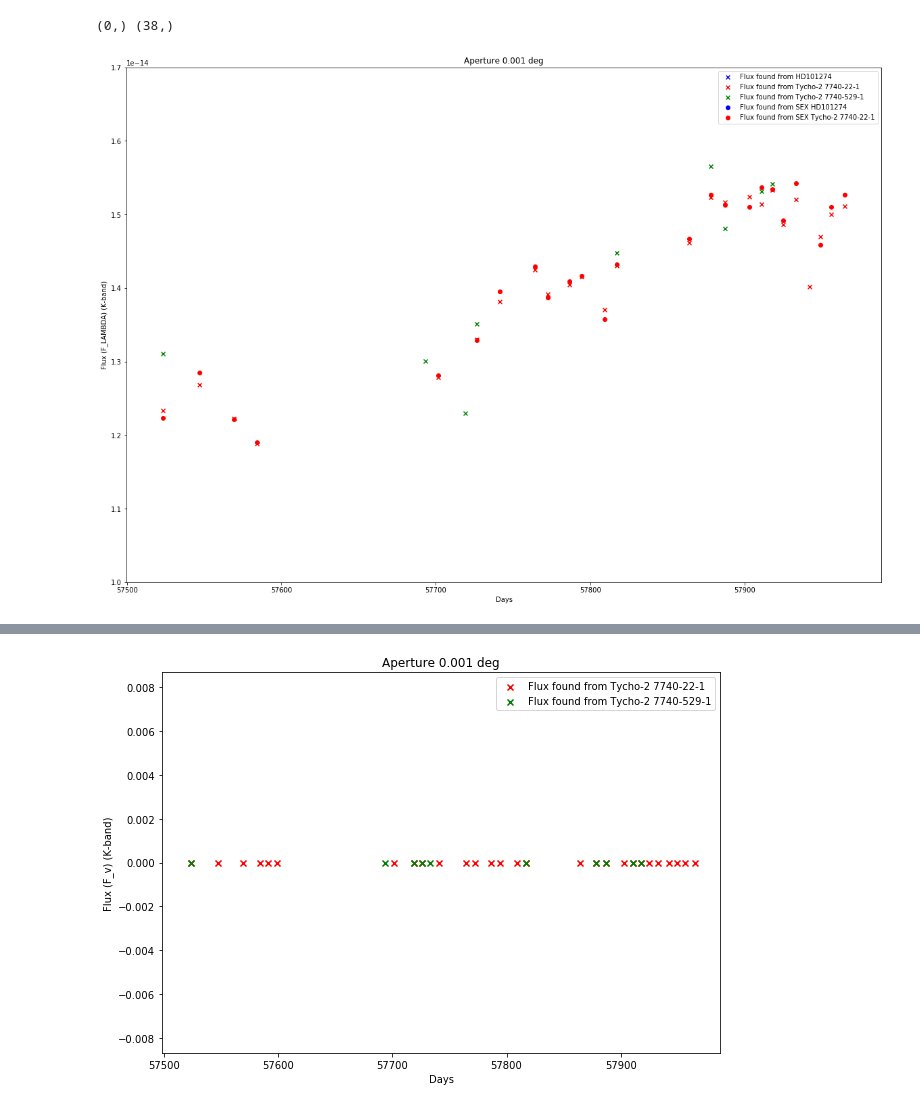
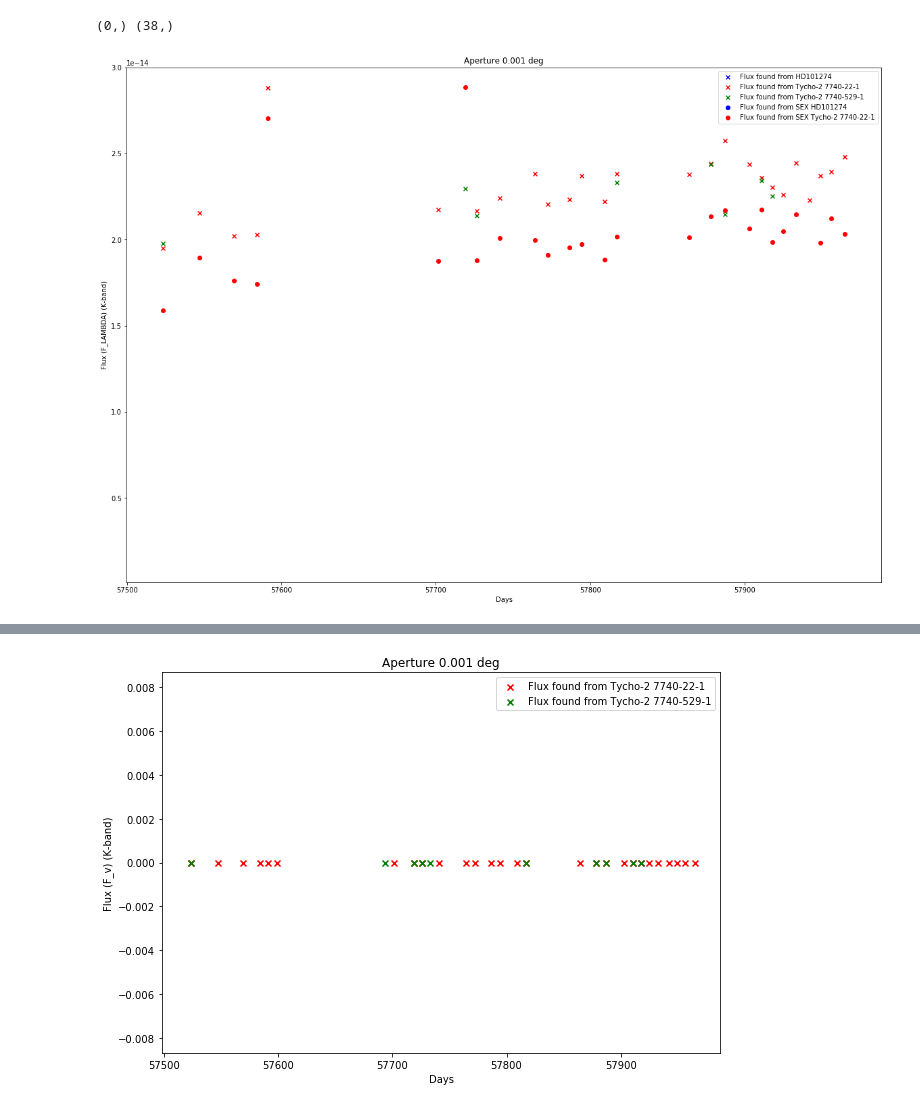
Before and after one commit to LyngeLauritsen/AGNlight, a Jupyter notebook: MasterP/NGC3783J-FLUX-CALIBRATION.ipynb, the cells around one changed output, grey strips where cells are left out. Drawn from its saved outputs; the diff is of its cells as text; code cells hidden in the pictures.

```diff
--- a/MasterP/NGC3783J-FLUX-CALIBRATION.ipynb
+++ b/MasterP/NGC3783J-FLUX-CALIBRATION.ipynb
@@ -369,5 +347,6 @@ YES
 # %%
 def AGNflux(quas,aperture1):
+    aperture2 = aperture1 + 0.003
     date = []
     flucompsta1 = []
     flucompsta2 = []
@@ -403,28 +382,36 @@ def AGNflux(quas,aperture1):
                    (sta2_RA_WORLD,sta2_DEC_WORLD),aperture1)[0]/header['DIT'] #float(header['EXPTIME'])
         a4 = curve(pyfits.getdata(quas[i]),pyfits.getheader(quas[i]),WCS(quas[i]),
                    (sta3_RA_WORLD,sta3_DEC_WORLD),aperture1)[0]/header['DIT'] #float(header['EXPTIME'])
-        a5 = curve(pyfits.getdata(quas[i]),pyfits.getheader(quas[i]),WCS(quas[i]),
-                   (gal_RA_WORLD,gal_DEC_WORLD),aperture1)[0]/header['DIT'] #float(header['EXPTIME'])
         a_sky = curve(pyfits.getdata(quas[i]),pyfits.getheader(quas[i]),WCS(quas[i]),
                    (sky_RA_WORLD,sky_DEC_WORLD),aperture1)[0]/header['DIT'] #float(header['EXPTIME'])
+        a1_1 = curve(pyfits.getdata(quas[i]),pyfits.getheader(quas[i]),WCS(quas[i]),
+                   (qua1_RA_WORLD,qua1_DEC_WORLD),aperture2)[0]/header['DIT'] #float(header['EXPTIME'])
+        a2_1 = curve(pyfits.getdata(quas[i]),pyfits.getheader(quas[i]),WCS(quas[i]),
+                   (sta1_RA_WORLD,sta1_DEC_WORLD),aperture2)[0]/header['DIT'] #float(header['EXPTIME'])
+        a3_1 = curve(pyfits.getdata(quas[i]),pyfits.getheader(quas[i]),WCS(quas[i]),
+                   (sta2_RA_WORLD,sta2_DEC_WORLD),aperture2)[0]/header['DIT'] #float(header['EXPTIME'])
+        a4_1 = curve(pyfits.getdata(quas[i]),pyfits.getheader(quas[i]),WCS(quas[i]),
+                   (sta3_RA_WORLD,sta3_DEC_WORLD),aperture2)[0]/header['DIT'] #float(header['EXPTIME'])
         date.append(header['MJD-OBS'])
-        #plt.figure(figsize=(3,3))
-        #plt.imshow(a2,cmap='hot')
-        #plt.show()
-        #print 'AGN3783', a1, np.sum(a2)
-        #print 'SKY', a_sky, np.sum(a_sky)
-        flucompsta1.append(comp1(np.sum(a1),np.sum(a2)))
-        flucompsta2.append(comp1(np.sum(a1),np.sum(a3)))
-        flucompsta3.append(comp1(np.sum(a3),np.sum(a2)))
-        flucompsta4.append(comp1(np.sum(a1),np.sum(a4)))
-        flucompsta5.append(comp1(np.sum(a1),np.sum(a5)))
-        flucompsta6.append(comp1(np.sum(a4),np.sum(a2)))
-        flucompsta7.append(comp1(np.sum(a5),np.sum(a2)))
+        a_AGN_pix = np.pi*(2*aperture1)**2/np.count_nonzero(a1)
+        a2_pix = np.pi*(2*aperture1)**2/np.count_nonzero(a2)
+        a3_pix = np.pi*(2*aperture1)**2/np.count_nonzero(a3)
+        a4_pix = np.pi*(2*aperture1)**2/np.count_nonzero(a4)
+        a_AGN_pix_1 = np.pi*(2*aperture1)**2/np.count_nonzero(a1_1)
+        a2_pix_1 = np.pi*(2*aperture1)**2/np.count_nonzero(a2_1)
+        a3_pix_1 = np.pi*(2*aperture1)**2/np.count_nonzero(a3_1)
+        a4_pix_1 = np.pi*(2*aperture1)**2/np.count_nonzero(a4_1)
+        a_AGN_3 = np.sum(a1)/a_AGN_pix - (np.sum(a1_1) - np.sum(a1))/(a_AGN_pix_1 - a_AGN_pix)#Background subtracted flux/pixel/sec
+        a2_3 = np.sum(a2)/a2_pix - (np.sum(a2_1) - np.sum(a2))/(a2_pix_1 - a2_pix)
+        a3_3 = np.sum(a3)/a3_pix - (np.sum(a3_1) - np.sum(a3))/(a3_pix_1 - a3_pix)
+        a4_3 = np.sum(a4)/a4_pix - (np.sum(a4_1) - np.sum(a4))/(a4_pix_1 - a4_pix)
+        flucompsta1.append(comp1(a_AGN_3,a2_3))
+        flucompsta2.append(comp1(a_AGN_3,a3_3))
+        flucompsta3.append(comp1(a_AGN_3,a4_3))
         SNR1.append(SNR(np.sum(a1),np.sum(a_sky),header,aperture1,aperture1))
         SNR2.append(SNR(np.sum(a2),np.sum(a_sky),header,aperture1,aperture1))
         SNR3.append(SNR(np.sum(a3),np.sum(a_sky),header,aperture1,aperture1))
         SNR4.append(SNR(np.sum(a4),np.sum(a_sky),header,aperture1,aperture1))
-        SNR5.append(SNR(np.sum(a5),np.sum(a_sky),header,aperture1,aperture1))
         poissonAGN.append(np.sqrt(np.sum(a1)*header['DIT']))
         poissonHD.append(np.sqrt(np.sum(a2)*header['DIT']))
         poisson22.append(np.sqrt(np.sum(a3)*header['DIT']))
@@ -438,13 +425,13 @@ def AGNflux(quas,aperture1):
                                                             MAG_VEGA_J,FLUX_LAMBDA_VEGA_J)
     ABS_FLUX_LAMBDA_2 = np.array(flucompsta2)*flux_cal(MAG_TYCHO_2_7740_22_1_J,\
                                                             MAG_VEGA_J,FLUX_LAMBDA_VEGA_J)
-    ABS_FLUX_LAMBDA_3 = np.array(flucompsta4)*flux_cal(MAG_TYCHO_2_7740_529_1_J,\
+    ABS_FLUX_LAMBDA_3 = np.array(flucompsta3)*flux_cal(MAG_TYCHO_2_7740_529_1_J,\
                                                             MAG_VEGA_J,FLUX_LAMBDA_VEGA_J)
     ABS_FLUX_V_1 = np.array(flucompsta1)*flux_cal(MAG_HD101274_J,\
                                                             MAG_VEGA_J,FLUX_V_VEGA_J)
     ABS_FLUX_V_2 = np.array(flucompsta2)*flux_cal(MAG_TYCHO_2_7740_22_1_J,\
                                                             MAG_VEGA_J,FLUX_V_VEGA_J)
-    ABS_FLUX_V_3 = np.array(flucompsta4)*flux_cal(MAG_TYCHO_2_7740_529_1_J,\
+    ABS_FLUX_V_3 = np.array(flucompsta3)*flux_cal(MAG_TYCHO_2_7740_529_1_J,\
                                                             MAG_VEGA_J,FLUX_V_VEGA_J)
     return np.array(flucompsta1),np.array(flucompsta2),np.array(flucompsta3),np.array(flucompsta4),\
 np.array(flucompsta5),np.array(flucompsta6),np.array(flucompsta7),np.array(SNR1),np.array(SNR2),np.array(SNR3),\
@@ -461,25 +448,25 @@ print np.shape(ABS_FLUX_V_3_1), np.shape(date_1)
 # %%
 plt.figure(figsize=(20,14))
 plt.scatter(date,np.array(ABS_FLUX_LAMBDA_1),marker='x',\
             color='b',label='Flux found from HD101274')
 plt.scatter(date,np.array(ABS_FLUX_LAMBDA_2),marker='x',\
             color='r',label='Flux found from Tycho-2 7740-22-1')
 plt.scatter(date_1,np.array(ABS_FLUX_LAMBDA_3),marker='x',\
             color='g',label='Flux found from Tycho-2 7740-529-1')
 plt.scatter(date_1,ABS_FLUX_LAMBDA_1_1,marker='o',\
             color='b',label='Flux found from SEX HD101274')
 plt.scatter(date_1,np.array(ABS_FLUX_LAMBDA_2_1),marker='o',\
             color='r',label='Flux found from SEX Tycho-2 7740-22-1')
 #plt.scatter(date_1,np.array(ABS_FLUX_LAMBDA_3_1),marker='o',\
 #            color='g',label='Flux found from Tycho-2 7740-529-1')
 plt.xlabel('Days')
 plt.ylabel('Flux (F_LAMBDA) (K-band)')
 plt.title('Aperture 0.001 deg')
 #plt.yscale('log')
-plt.ylim([1*10**(-14),1.7*10**(-14)])
+plt.ylim([1*10**(-16),3*10**(-14)])
 plt.legend()
 plt.show()
 # %% [output]
-[figure, old version]
+[figure, new version]
 # %%
 comp_array,SNR_array,ABS_FLUX_LAMBDA_1_1,ABS_FLUX_LAMBDA_2_1,ABS_FLUX_LAMBDA_3_1,\
```
Also changed, not shown: parts of 17 cells of this notebook, 3 other files.
